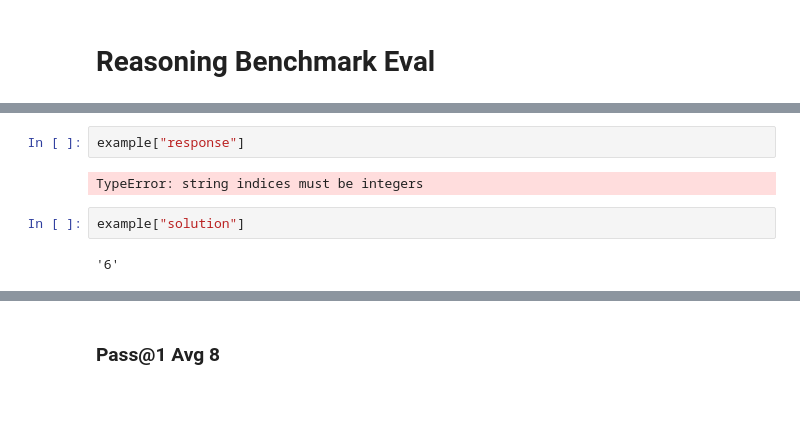
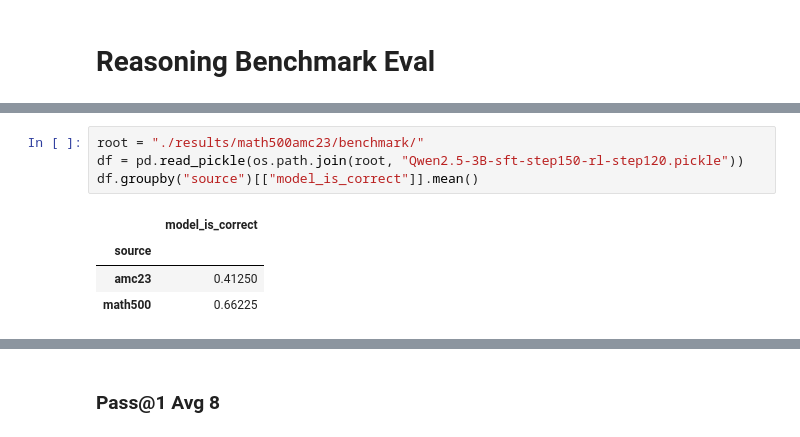
Before and after one commit to Aochong-Li/perturb-r, a Jupyter notebook: notebook/math/control study.ipynb, the cells around one changed output, grey strips where cells are left out. Drawn from its saved outputs; the diff is of its cells as text; blank space fills up the shorter version.

```diff
--- a/notebook/math/control study.ipynb
+++ b/notebook/math/control study.ipynb
@@ -96,8 +85,9 @@ Assistant: To solve for \( A \cap B \), we first need to determine the sets \( A
-# %%
-example["response"]
-# %% [output]
-TypeError: string indices must be integers
-# %%
-example["solution"]
-# %% [output]
-'6'
+# %%
+root = "./results/math500amc23/benchmark/"
+df = pd.read_pickle(os.path.join(root, "Qwen2.5-3B-sft-step150-rl-step120.pickle"))
+df.groupby("source")[["model_is_correct"]].mean()
+# %% [output]
+|  | model_is_correct |
+| source |  |
+| amc23 | 0.41250 |
+| math500 | 0.66225 |
```
Also changed, not shown: parts of 44 cells of this notebook, 14 other files.
